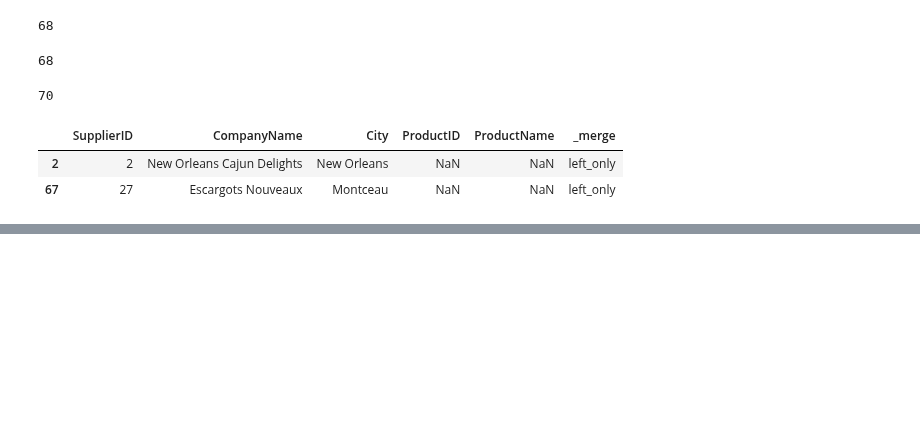
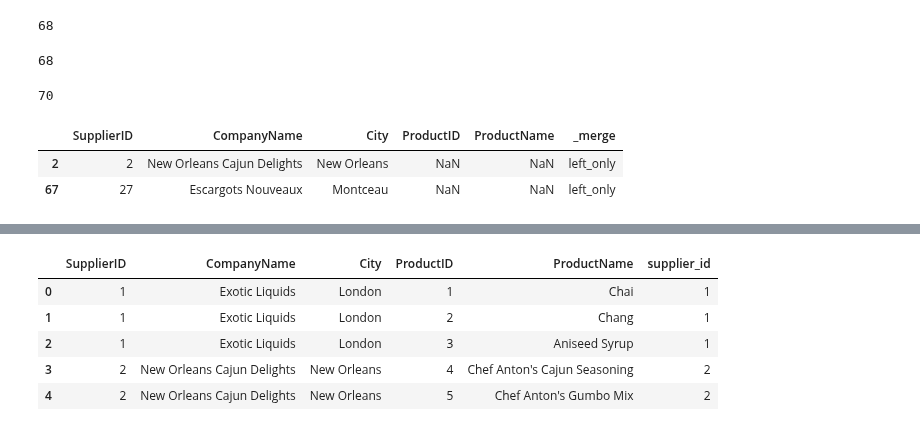
Before and after one commit to Byienio/Pandas_pg, a Jupyter notebook: MergningDataFrames.ipynb, the cells around one changed output, grey strips where cells are left out. Cells and saved outputs as stored; diff of their text form; code cells hidden in the pictures; blank space fills up the shorter version.

```diff
--- a/MergningDataFrames.ipynb
+++ b/MergningDataFrames.ipynb
@@ -257,0 +306,4 @@ sup_prod_left[sup_prod_left['_merge']=='left_only']
+# %%
+products.reset_index(inplace=True)
+# %%
+products.rename({'SupplierID':'supplier_id'},axis=1,inplace=True)
@@ -257,0 +319,9 @@ sup_prod_left[sup_prod_left['_merge']=='left_only']
+# %%
+suppliers.merge(products,how='inner',left_on='SupplierID',right_on='supplier_id').head()
+# %% [output]
+|  | SupplierID | CompanyName | City | ProductID | ProductName | supplier_id |
+| 0 | 1 | Exotic Liquids | London | 1 | Chai | 1 |
+| 1 | 1 | Exotic Liquids | London | 2 | Chang | 1 |
+| 2 | 1 | Exotic Liquids | London | 3 | Aniseed Syrup | 1 |
+| 3 | 2 | New Orleans Cajun Delights | New Orleans | 4 | Chef Anton's Cajun Seasoning | 2 |
+| 4 | 2 | New Orleans Cajun Delights | New Orleans | 5 | Chef Anton's Gumbo Mix | 2 |
```
Also changed, not shown: parts of 11 cells of this notebook.
